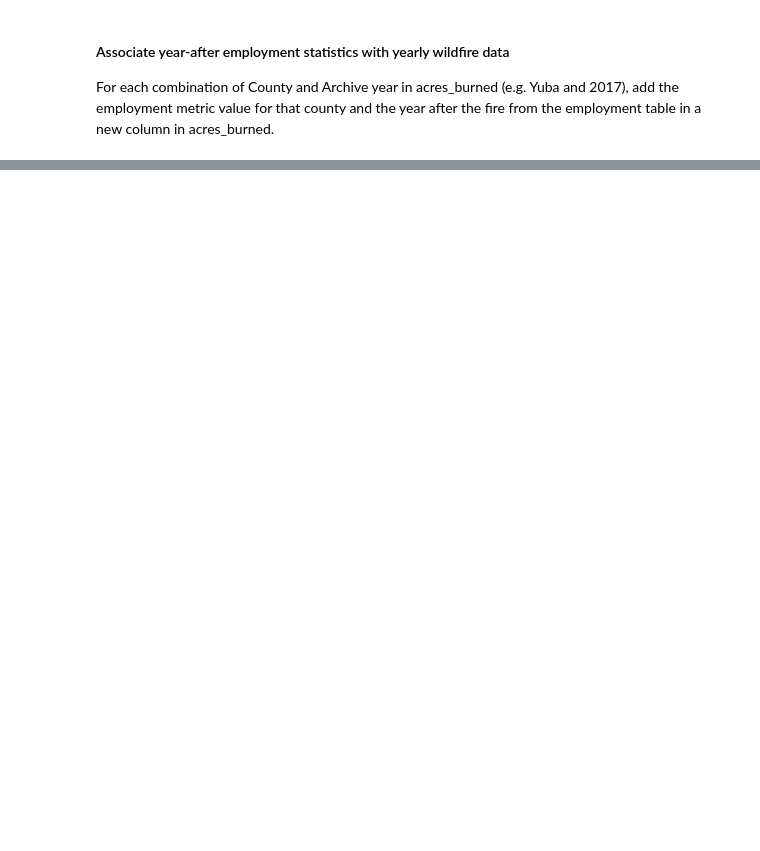
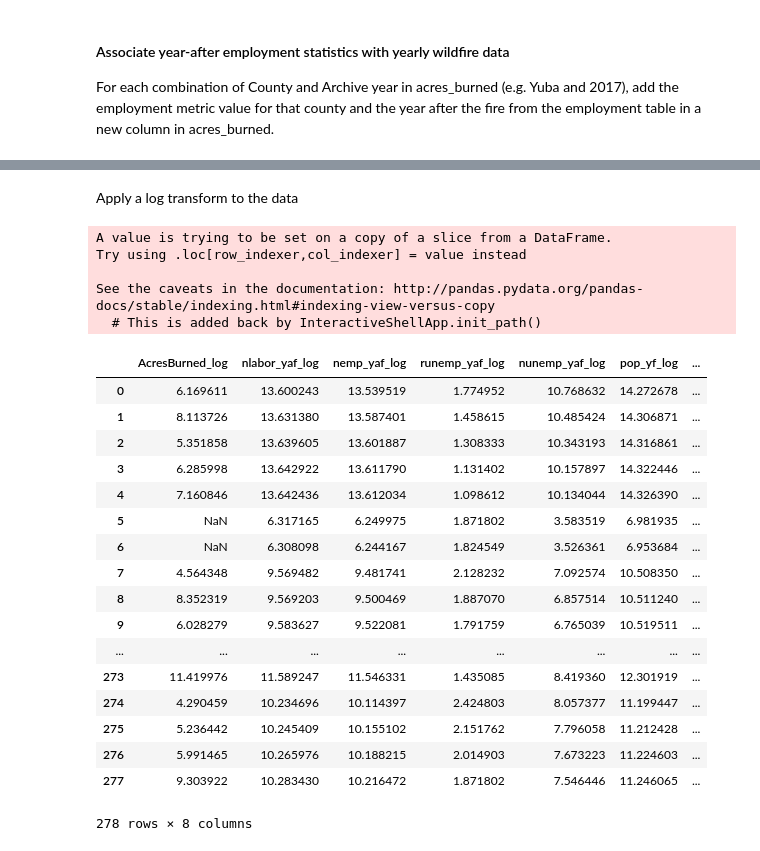
Before and after one commit to Eva-Biedron/WildfireRuralCalifornia, a Jupyter notebook: Analysis of the Atlas of Rural and Small Town.ipynb, the cells around one changed output, grey strips where cells are left out. Drawn from its saved outputs; the diff is of its cells as text; code cells hidden in the pictures; blank space fills up the shorter version.

```diff
--- a/Analysis of the Atlas of Rural and Small Town.ipynb
+++ b/Analysis of the Atlas of Rural and Small Town.ipynb
@@ -288,0 +275,43 @@ Next Steps:
+# %% [markdown]
+Apply a log transform to the data
+# %%
+burn_data1 = acres_burned[['AcresBurned', 'nlabor_yaf', 'nemp_yaf', 'runemp_yaf', 'nunemp_yaf', 'pop_yf', 'pop_yaf', 'deltapop_yaf']]
+
+for name, values in burn_data.iteritems():
+    namea = name + '_log'
+    vals = []
+    for i in values:
+        if i > 0:
+            vals.append(math.log(i))
+        else:
+            vals.append(np.NaN)
+    burn_data1[namea] = vals
+
+burn_data = burn_data1[['AcresBurned', 'nlabor_yaf', 'nemp_yaf', 'runemp_yaf', 'nunemp_yaf', 'pop_yf', 'pop_yaf', 'deltapop_yaf']]
+
+burn_data_log = burn_data1[['AcresBurned_log', 'nlabor_yaf_log', 'nemp_yaf_log', 'runemp_yaf_log', 'nunemp_yaf_log', 'pop_yf_log', 'pop_yaf_log', 'deltapop_yaf_log']]
+#burn_data_log
+# %% [output]
+A value is trying to be set on a copy of a slice from a DataFrame.
+Try using .loc[row_indexer,col_indexer] = value instead
+
+See the caveats in the documentation: http://pandas.pydata.org/pandas-docs/stable/indexing.html#indexing-view-versus-copy
+  # This is added back by InteractiveShellApp.init_path()
+|  | AcresBurned_log | nlabor_yaf_log | nemp_yaf_log | runemp_yaf_log | nunemp_yaf_log | pop_yf_log | ... |
+| 0 | 6.169611 | 13.600243 | 13.539519 | 1.774952 | 10.768632 | 14.272678 | ... |
+| 1 | 8.113726 | 13.631380 | 13.587401 | 1.458615 | 10.485424 | 14.306871 | ... |
+| 2 | 5.351858 | 13.639605 | 13.601887 | 1.308333 | 10.343193 | 14.316861 | ... |
+| 3 | 6.285998 | 13.642922 | 13.611790 | 1.131402 | 10.157897 | 14.322446 | ... |
+| 4 | 7.160846 | 13.642436 | 13.612034 | 1.098612 | 10.134044 | 14.326390 | ... |
+| 5 | NaN | 6.317165 | 6.249975 | 1.871802 | 3.583519 | 6.981935 | ... |
+| 6 | NaN | 6.308098 | 6.244167 | 1.824549 | 3.526361 | 6.953684 | ... |
+| 7 | 4.564348 | 9.569482 | 9.481741 | 2.128232 | 7.092574 | 10.508350 | ... |
+| 8 | 8.352319 | 9.569203 | 9.500469 | 1.887070 | 6.857514 | 10.511240 | ... |
+| 9 | 6.028279 | 9.583627 | 9.522081 | 1.791759 | 6.765039 | 10.519511 | ... |
+| ... | ... | ... | ... | ... | ... | ... | ... |
+| 273 | 11.419976 | 11.589247 | 11.546331 | 1.435085 | 8.419360 | 12.301919 | ... |
+| 274 | 4.290459 | 10.234696 | 10.114397 | 2.424803 | 8.057377 | 11.199447 | ... |
+| 275 | 5.236442 | 10.245409 | 10.155102 | 2.151762 | 7.796058 | 11.212428 | ... |
+| 276 | 5.991465 | 10.265976 | 10.188215 | 2.014903 | 7.673223 | 11.224603 | ... |
+| 277 | 9.303922 | 10.283430 | 10.216472 | 1.871802 | 7.546446 | 11.246065 | ... |
+278 rows × 8 columns
```
Also changed, not shown: parts of 21 cells of this notebook.
